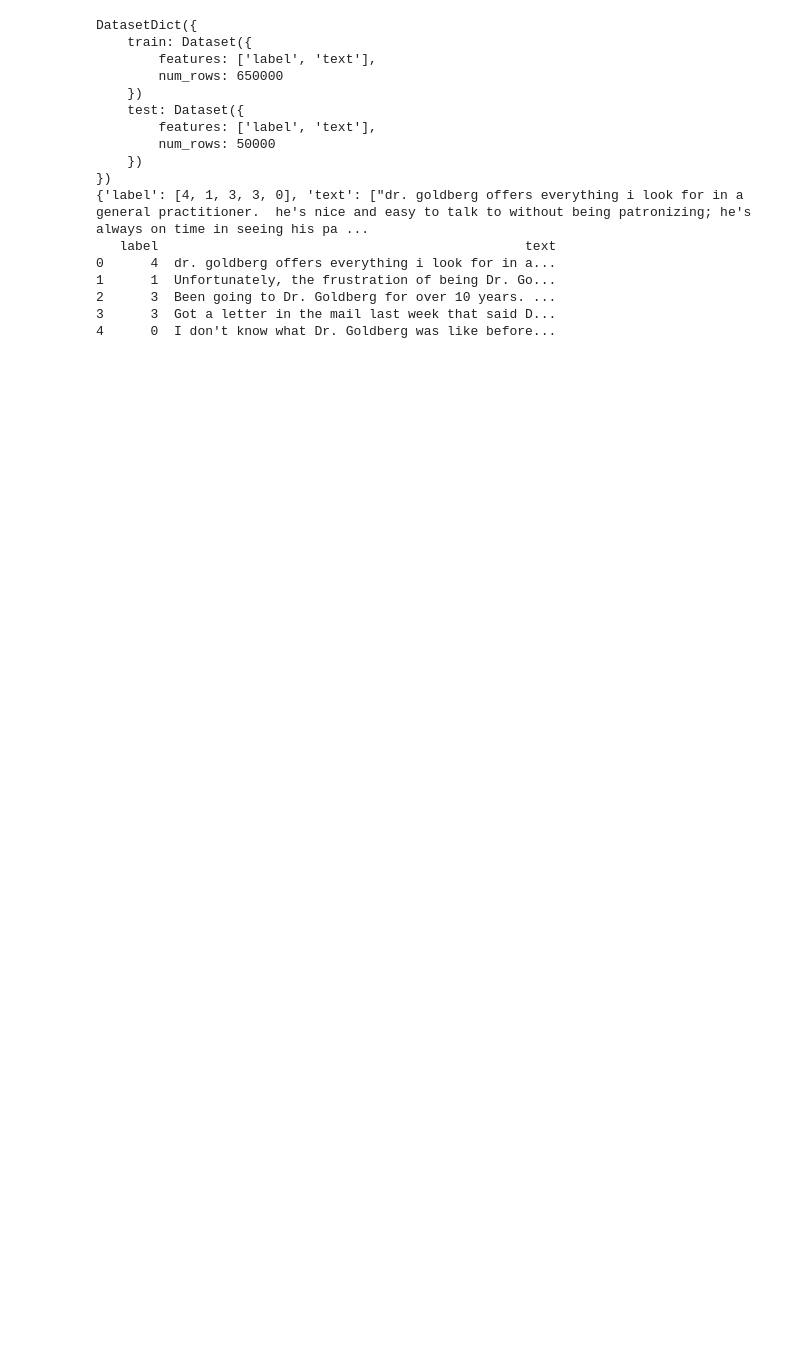
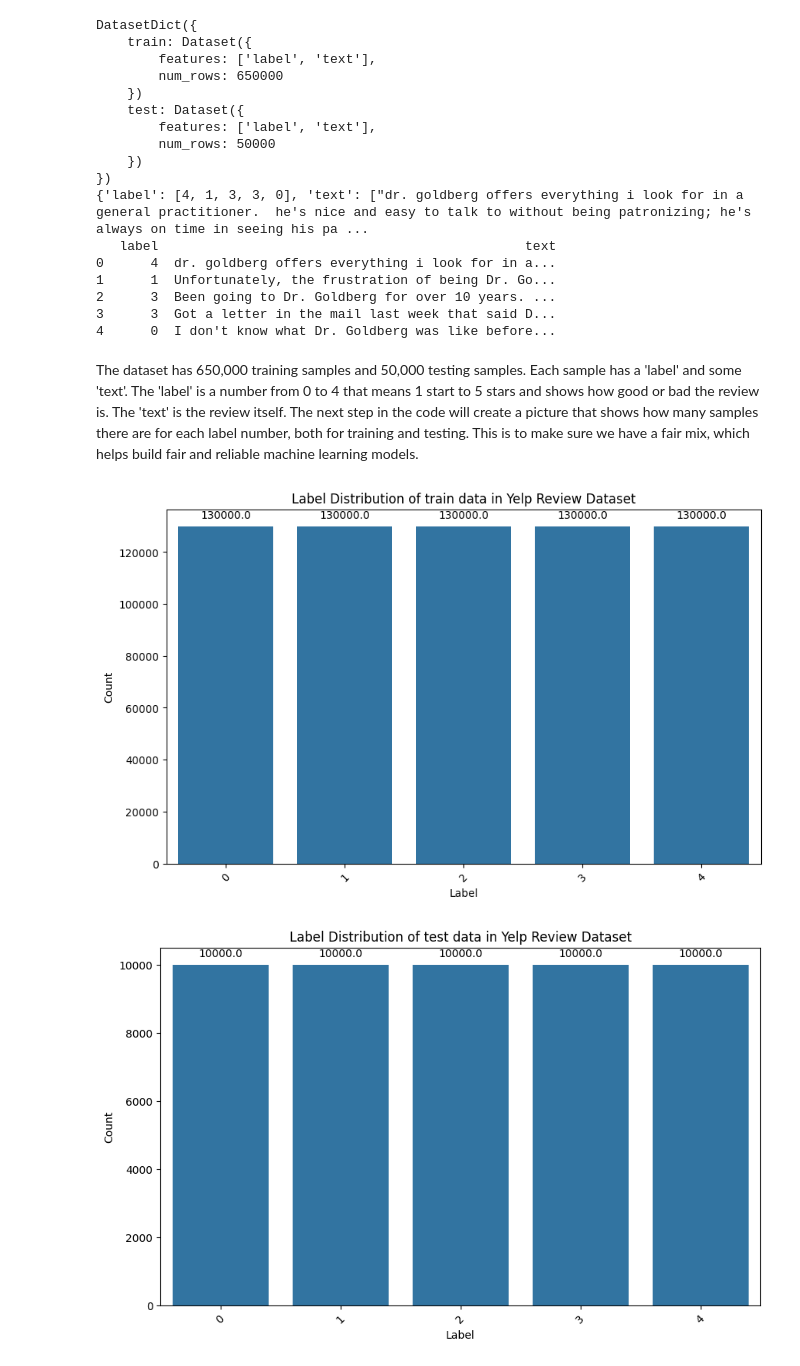
Before and after one commit to awakn123/CS6120NLP, a Jupyter notebook: A4/Assignment4.ipynb, the cells around one changed output. Drawn from its saved outputs; the diff is of its cells as text; code cells hidden in the pictures; blank space fills up the shorter version.

Commit message:
add description and distribution pictures

```diff
--- a/A4/Assignment4.ipynb
+++ b/A4/Assignment4.ipynb
@@ -45,3 +45,43 @@ DatasetDict({
 2      3  Been going to Dr. Goldberg for over 10 years. ...
 3      3  Got a letter in the mail last week that said D...
 4      0  I don't know what Dr. Goldberg was like before...
+# %% [markdown]
+The dataset has 650,000 training samples and 50,000 testing samples. Each sample has a 'label' and some 'text'. The 'label' is a number from 0 to 4 that means 1 start to 5 stars and shows how good or bad the review is. The 'text' is the review itself. The next step in the code will create a picture that shows how many samples there are for each label number, both for training and testing. This is to make sure we have a fair mix, which helps build fair and reliable machine learning models.
+# %%
+import matplotlib.pyplot as plt
+import seaborn as sns
+# Plot the distribution of labels
+plt.figure(figsize=(10, 6))
+ax = sns.countplot(data=df, x='label')
+plt.title('Label Distribution of train data in Yelp Review Dataset')
+plt.xlabel('Label')
+plt.ylabel('Count')
+
+# Annotate each bar with the count of observations
+for p in ax.patches:
+    ax.annotate(f'{p.get_height()}', (p.get_x() + p.get_width() / 2., p.get_height()),
+                ha = 'center', va = 'center', xytext = (0, 10),
+                textcoords = 'offset points')
+
+plt.xticks(rotation=45)
+plt.show()
+
+df_test = dataset['test'].to_pandas()
+# Plot the distribution of labels
+plt.figure(figsize=(10, 6))
+ax = sns.countplot(data=df_test, x='label')
+plt.title('Label Distribution of test data in Yelp Review Dataset')
+plt.xlabel('Label')
+plt.ylabel('Count')
+
+# Annotate each bar with the count of observations
+for p in ax.patches:
+    ax.annotate(f'{p.get_height()}', (p.get_x() + p.get_width() / 2., p.get_height()),
+                ha = 'center', va = 'center', xytext = (0, 10),
+                textcoords = 'offset points')
+
+plt.xticks(rotation=45)
+plt.show()
+# %% [output]
+[figure, added]
+[figure, added]
```
Also changed, not shown: parts of 2 cells of this notebook.
